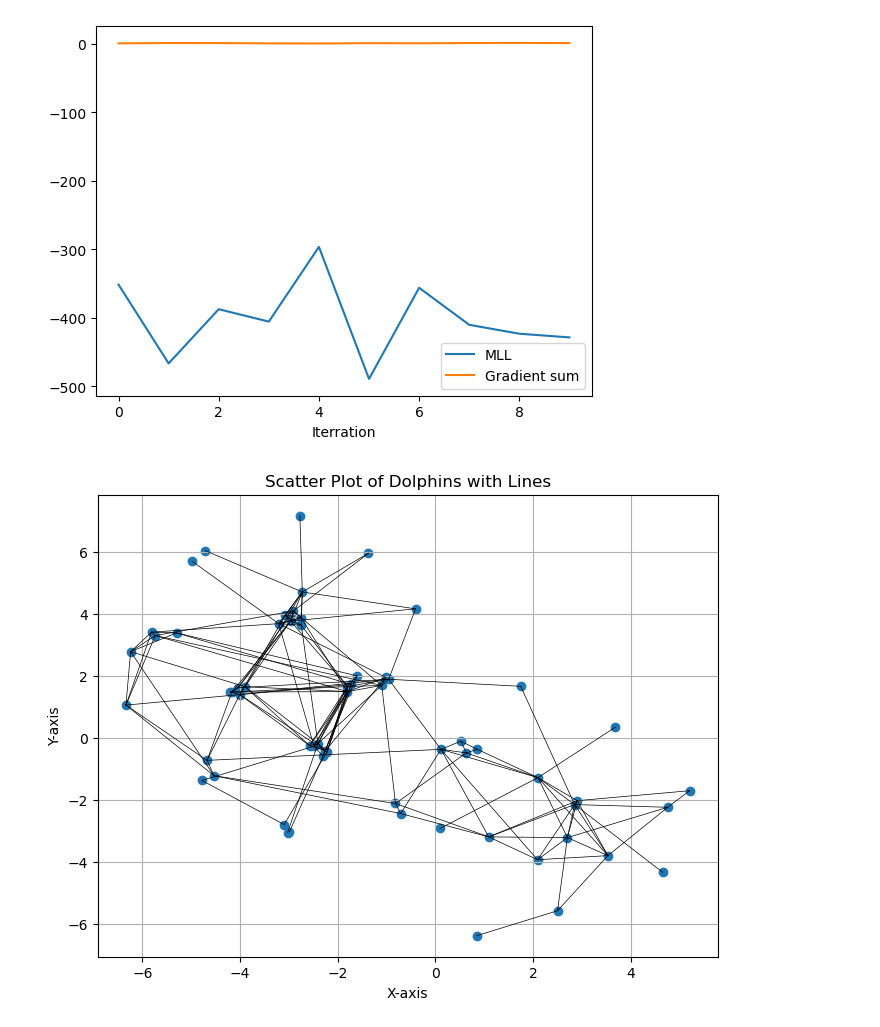
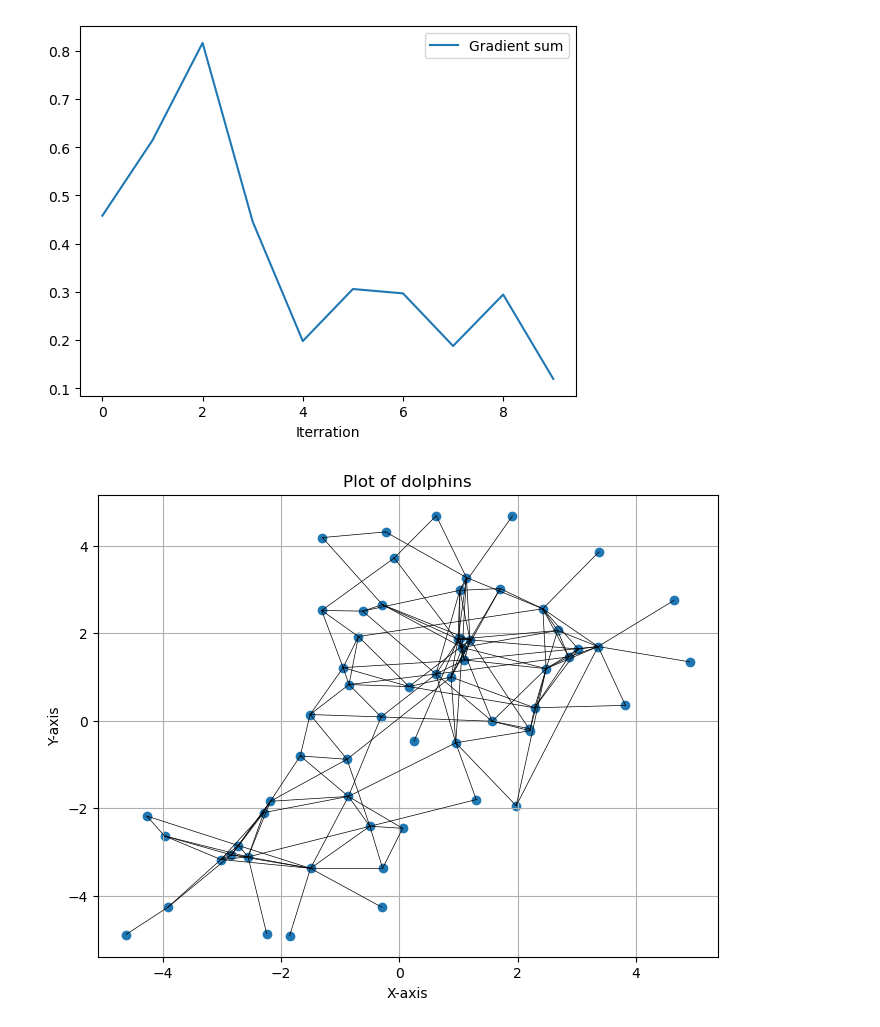
Before and after one commit to SigneDjernis/Latent_Distance_Models, a Jupyter notebook: Dolphins dataset/Dolphins_test.ipynb, the cells around one changed output. Cells and saved outputs as stored; diff of their text form; code cells hidden in the pictures.

Commit message:
Implement the same points both for prior and not

```diff
--- a/Dolphins dataset/Dolphins_test.ipynb
+++ b/Dolphins dataset/Dolphins_test.ipynb
@@ -11,3 +12,15 @@ import random
+# %%
+dim = 16
+num_samples = 62
+
+# Define mu and cov_matrix to be able to sample #num_samples samples from a multivariate normal distribution
+mu = np.zeros(dim)
+identity_matrix = np.eye(dim)
+cov_matrix = identity_matrix
+
+points = {l+1: np.random.multivariate_normal(mu, cov_matrix) for l in range(num_samples)}
+# %%
+alpha = 6
 # %%
 True_posetiv = np.zeros(len(random_numbers_matrix))
 True_negativ = np.zeros(len(random_numbers_matrix))
@@ -98,30 +145,30 @@ plt.show()
 # %%
-plt.plot(MLL_final,label='MLL')
+#plt.plot(MLL_final,label='MLL')
 plt.plot(np.sqrt(grad_sum_final), label='Gradient sum')
 #plt.ylabel('MLL')
 plt.xlabel('Iterration')
 plt.legend()
 plt.show()
 # %% [output]
-[figure, old version]
+[figure, new version]
 # %%
 plt.figure(figsize=(8, 6))
 
 for m in range(len(Y)):
     if Y[m][0] == 1: # Check if there is a connection between Y[m][1] and Y[m][2]
         point1 = points_copy[Y[m][1]]
         point2 = points_copy[Y[m][2]]
         plt.plot([point1[0], point2[0]], [point1[1], point2[1]], color='black', linewidth=0.5) # Ad a line between Y[m][1] and Y[m][2]
 
 # extract the points and plot them
 x = [point[0] for point in points_copy.values()]
 y = [point[1] for point in points_copy.values()]
 plt.scatter(x, y)
 
 plt.xlabel('X-axis')
 plt.ylabel('Y-axis')
-plt.title('Scatter Plot of Dolphins with Lines')
+plt.title('Plot of dolphins')
 plt.grid(True)
 plt.show()
 # %% [output]
-[figure, old version]
+[figure, new version]
```
Also changed, not shown: parts of 5 cells of this notebook, 2 other files.
